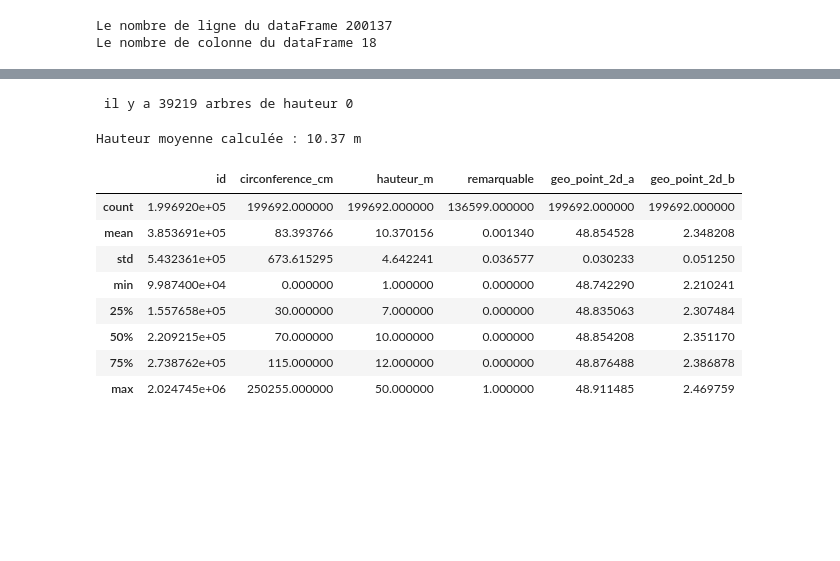
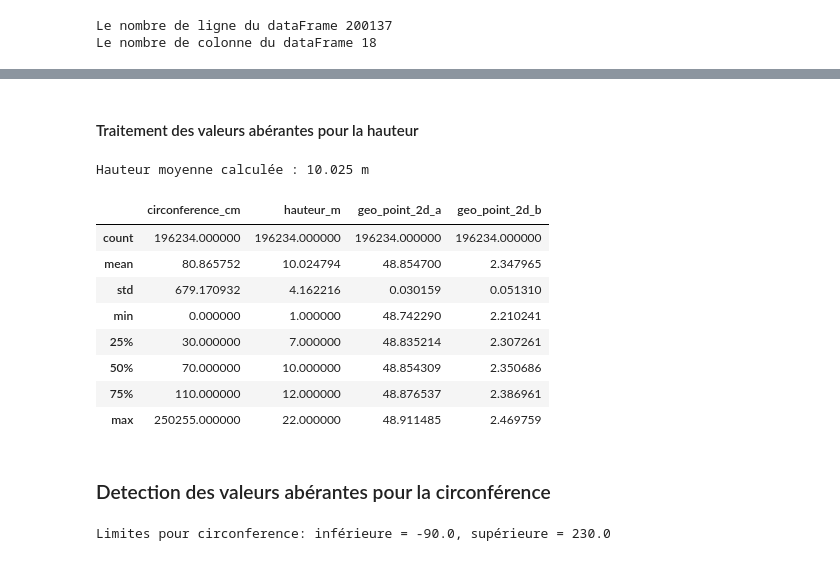
Before and after one commit to Belin27000/P2SmartCity, a Jupyter notebook: P2Tree.ipynb, the cells around one changed output, grey strips where cells are left out. Saved outputs shown, nothing was run; the diff lists cells and outputs as text; code cells hidden in the pictures; blank space fills up the shorter version.

Commit message:
[FIX] Restart of all analytics process
As per SMART goal : Valeurs nulles (maths + heatmap )

```diff
--- a/P2Tree.ipynb
+++ b/P2Tree.ipynb
@@ -90,5 +298 @@ geo_point_2d_b           0.00
 dtype: float64
-# %%
-# La colonne "numero" ayant que des valeur null, nous pouvons nous en passer
-data = data.drop(columns =['numero'])
-data.describe()
@@ -110,0 +303,9 @@ data.describe()
+# %%
+def detect_outliers_(data, column):
+    Q1=data[column].quantile(0.25)
+    Q3=data[column].quantile(0.75)
+    IQR = Q3 -Q1
+    lower_limit = Q1-1.5 * IQR
+    upper_limit = Q3 + 1.5 *IQR
+    outliers = (data[column]<lower_limit) | (data[column]>upper_limit)
+    return outliers, lower_limit, upper_limit
@@ -110,0 +320,3 @@ data.describe()
+# %%
+outliers_hauteur, lower_hauteur, upper_hauteur = detect_outliers_(data,'hauteur_m')
+print(f'Limites pour hauteur_m: inférieure = {lower_hauteur}, supérieure = {upper_hauteur}')
@@ -111,10 +325,5 @@ data.describe()
 # %%
-# En 2021 un des arbres le plus haut à Paris faisait 30m
-# https://agriculture.gouv.fr/lun-des-plus-grands-arbres-de-paris-veille-sur-le-78-rue-de-varenne
-# on peut retrouver une data d'un arbre de 45m en 2006
-# https://public.opendatasoft.com/explore/dataset/arbresremarquablesparis2011/table/?flg=fr-fr&sort=arbres_hauteurenm
-
-max_height=50
+max_height=upper_hauteur
 
 num_tall_trees = (data['hauteur_m']>max_height).sum()
 print(f"Il y a {num_tall_trees} arbres ayant une hauteur de {max_height} m soit {((num_tall_trees/dimension[0])*100).round(2)} % du total des arbres")
@@ -137,31 +346,33 @@ data.describe()
-# %%
-# Pour finir le travail sur la hauteur, on veut savoir combien d'arbre ont une hauteur de zero
-
-hauteur_zero_counts = (data['hauteur_m'] == 0).sum()
-print(f" il y a {hauteur_zero_counts} arbres de hauteur 0")
-# %% [output]
- il y a 39219 arbres de hauteur 0
+# %% [markdown]
+#### Traitement des valeurs abérantes pour la hauteur
 # %%
 #On va remplacer la valeur des arbres ayant une hauteur null par la  moyenne de la hauteur des arbres ayant une hauteur non null
 
 # on selectionne les arbres ayant une hauteur non null
 non_hauteur_null_list = data[data['hauteur_m'] != 0]
 
 # on calcul la hauteur moyenne
 mean_hauteur = non_hauteur_null_list['hauteur_m'].mean()
 print(f"Hauteur moyenne calculée : {mean_hauteur.round(3)} m")
 
 # On remplace la valeur de la hauteur par la moyenne caclulée
-data['hauteur_m']= data['hauteur_m'].replace(0, mean_hauteur)
+data.loc[data['hauteur_m']==0,'hauteur_m']= mean_hauteur
 data.describe()
 # %% [output]
-Hauteur moyenne calculée : 10.37 m
+Hauteur moyenne calculée : 10.025 m
-|  | id | circonference_cm | hauteur_m | remarquable | geo_point_2d_a | geo_point_2d_b |
-| count | 1.996920e+05 | 199692.000000 | 199692.000000 | 136599.000000 | 199692.000000 | 199692.000000 |
-| mean | 3.853691e+05 | 83.393766 | 10.370156 | 0.001340 | 48.854528 | 2.348208 |
-| std | 5.432361e+05 | 673.615295 | 4.642241 | 0.036577 | 0.030233 | 0.051250 |
-| min | 9.987400e+04 | 0.000000 | 1.000000 | 0.000000 | 48.742290 | 2.210241 |
-| 25% | 1.557658e+05 | 30.000000 | 7.000000 | 0.000000 | 48.835063 | 2.307484 |
-| 50% | 2.209215e+05 | 70.000000 | 10.000000 | 0.000000 | 48.854208 | 2.351170 |
-| 75% | 2.738762e+05 | 115.000000 | 12.000000 | 0.000000 | 48.876488 | 2.386878 |
-| max | 2.024745e+06 | 250255.000000 | 50.000000 | 1.000000 | 48.911485 | 2.469759 |
+|  | circonference_cm | hauteur_m | geo_point_2d_a | geo_point_2d_b |
+| count | 196234.000000 | 196234.000000 | 196234.000000 | 196234.000000 |
+| mean | 80.865752 | 10.024794 | 48.854700 | 2.347965 |
+| std | 679.170932 | 4.162216 | 0.030159 | 0.051310 |
+| min | 0.000000 | 1.000000 | 48.742290 | 2.210241 |
+| 25% | 30.000000 | 7.000000 | 48.835214 | 2.307261 |
+| 50% | 70.000000 | 10.000000 | 48.854309 | 2.350686 |
+| 75% | 110.000000 | 12.000000 | 48.876537 | 2.386961 |
+| max | 250255.000000 | 22.000000 | 48.911485 | 2.469759 |
+# %% [markdown]
+### Detection des valeurs abérantes pour la circonférence
+# %%
+outliers_circonference, lower_circonference, upper_circonference = detect_outliers_(data,'circonference_cm')
+print(f'Limites pour circonference: inférieure = {lower_circonference}, supérieure = {upper_circonference}')
+# %% [output]
+Limites pour circonference: inférieure = -90.0, supérieure = 230.0
```
Also changed, not shown: parts of 77 cells of this notebook.
